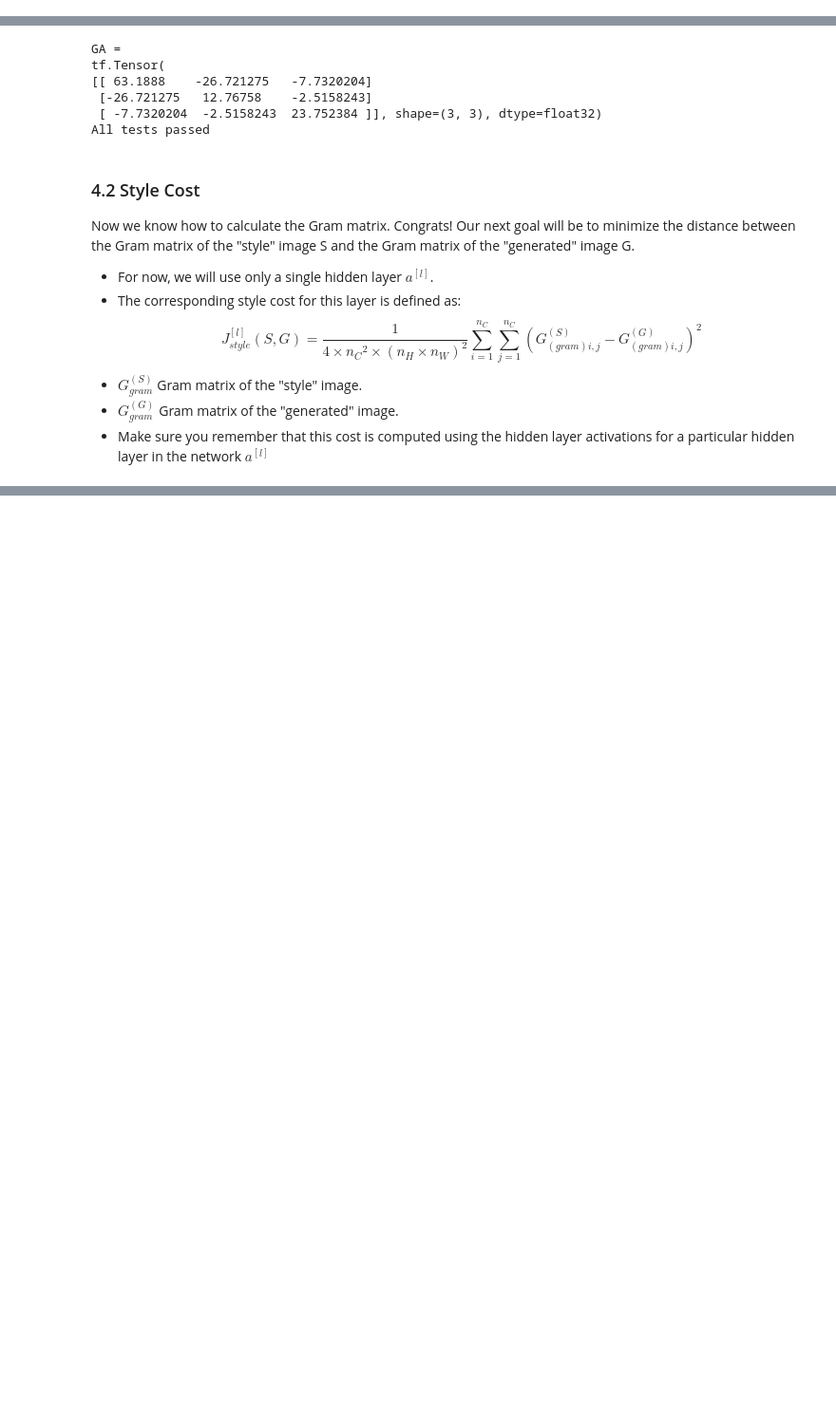
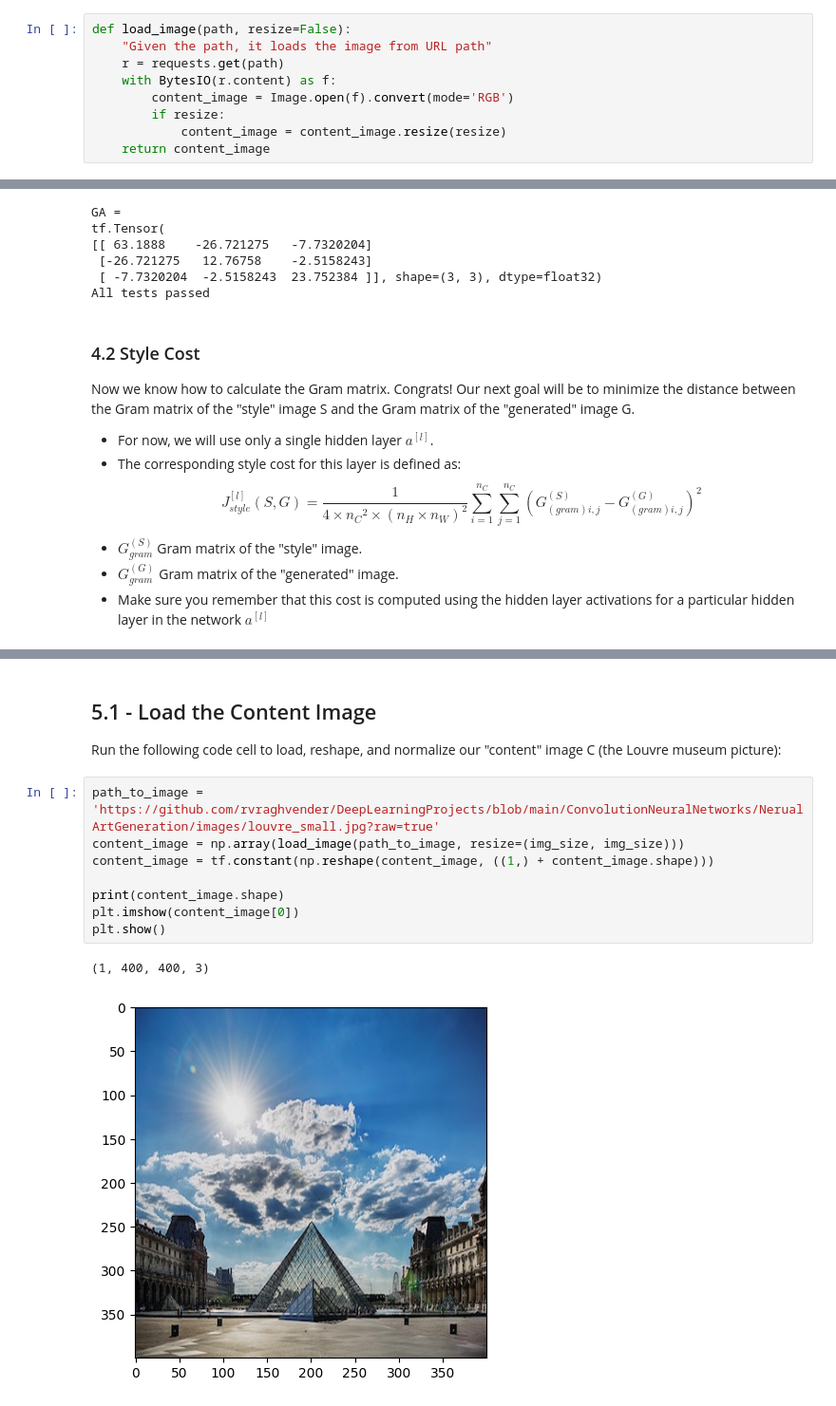
Before and after one commit to rvraghvender/DeepLearningProjects, a Jupyter notebook: ConvolutionNeuralNetworks/NerualArtGeneration/Art_Generation_with_Neural_Style_Transfer.ipynb, the cells around one changed output, grey strips where cells are left out. Shown at 95% size. Drawn from its saved outputs; the diff is of its cells as text; blank space fills up the shorter version.

```diff
--- a/ConvolutionNeuralNetworks/NerualArtGeneration/Art_Generation_with_Neural_Style_Transfer.ipynb
+++ b/ConvolutionNeuralNetworks/NerualArtGeneration/Art_Generation_with_Neural_Style_Transfer.ipynb
@@ -20,6 +20,15 @@ import pprint
 from io import BytesIO
 import requests
 %matplotlib inline
+# %%
+def load_image(path, resize=False):
+    "Given the path, it loads the image from URL path"
+    r = requests.get(path)
+    with BytesIO(r.content) as f:
+        content_image = Image.open(f).convert(mode='RGB')
+        if resize:
+            content_image = content_image.resize(resize)
+    return content_image
 # %% [markdown]
 ## 2. Problem Statement
 
@@ -264,0 +540,15 @@ $$J_{style}^{[l]}(S,G) = \frac{1}{4 \times {n_C}^2 \times (n_H \times n_W)^2} \s
+# %% [markdown]
+## 5.1 - Load the Content Image
+
+Run the following code cell to load, reshape, and normalize our "content" image C (the Louvre museum picture):
+# %%
+path_to_image = 'https://github.com/rvraghvender/DeepLearningProjects/blob/main/ConvolutionNeuralNetworks/NerualArtGeneration/images/louvre_small.jpg?raw=true'
+content_image = np.array(load_image(path_to_image, resize=(img_size, img_size)))
+content_image = tf.constant(np.reshape(content_image, ((1,) + content_image.shape)))
+
+print(content_image.shape)
+plt.imshow(content_image[0])
+plt.show()
+# %% [output]
+(1, 400, 400, 3)
+[figure, added]
```
Also changed, not shown: parts of 33 cells of this notebook.
